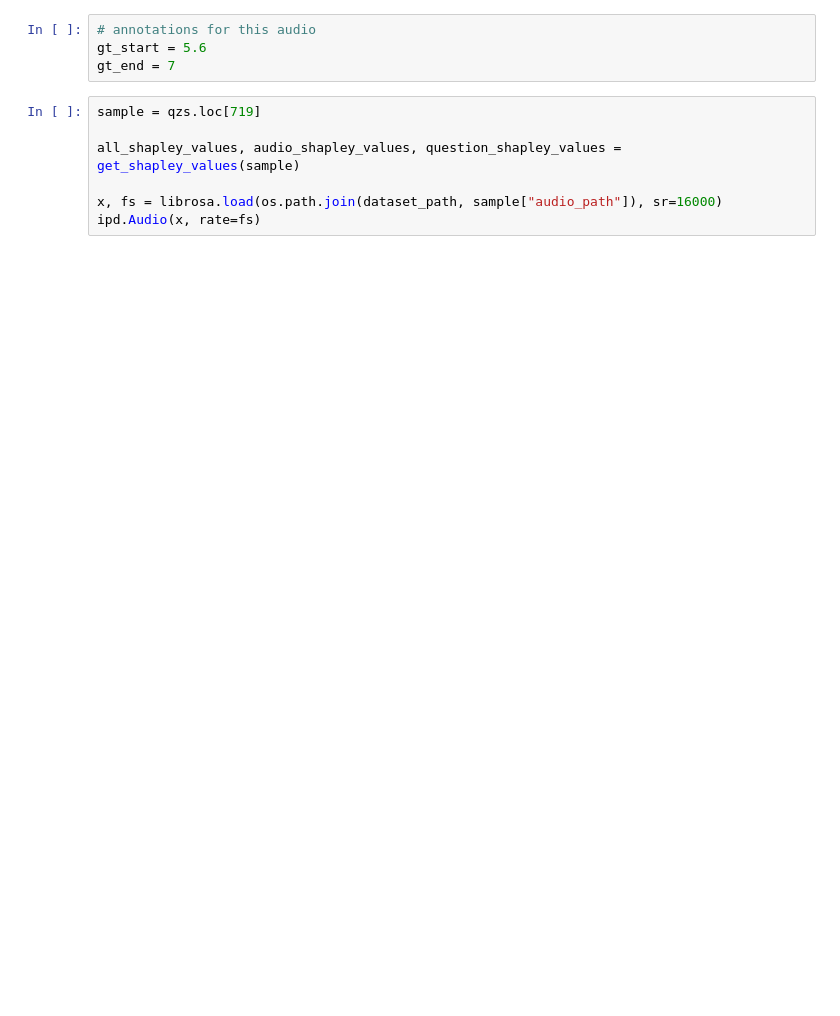
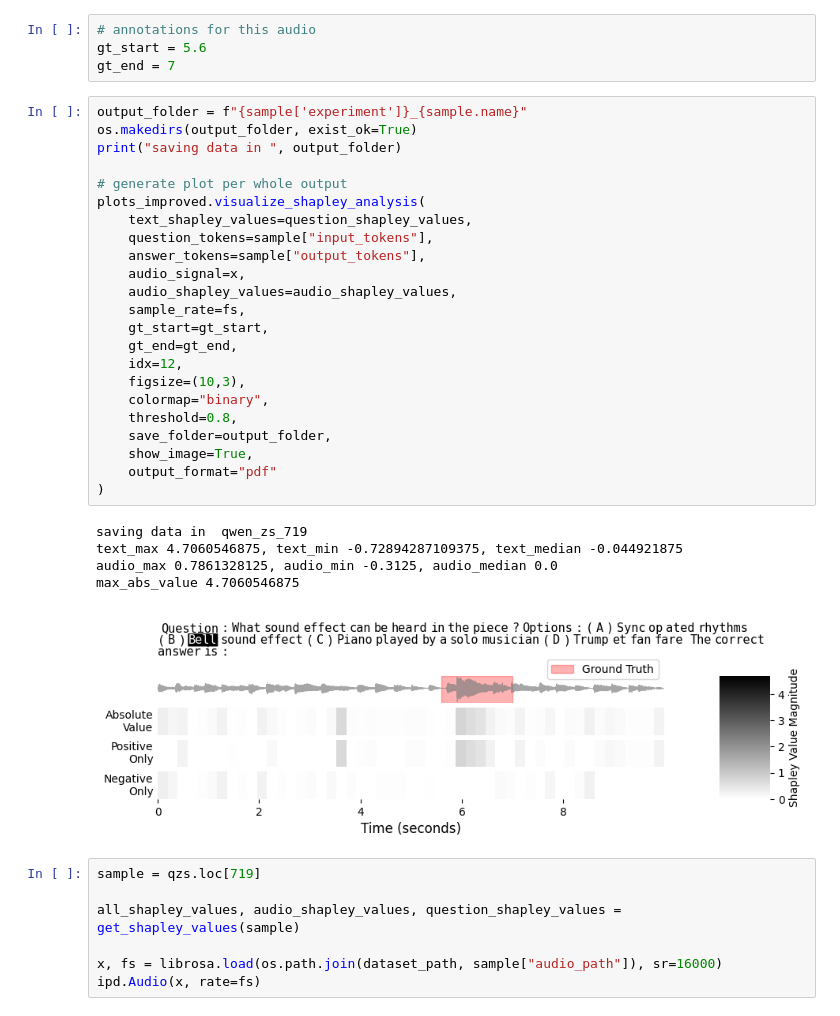
Before and after one commit to giovana-morais/2025_investigating_mmshap, a Jupyter notebook: notebooks/test_new_figs.ipynb, the cells around one changed output. Cells and saved outputs as stored; diff of their text form; blank space fills up the shorter version.

```diff
--- a/notebooks/test_new_figs.ipynb
+++ b/notebooks/test_new_figs.ipynb
@@ -161,6 +158,35 @@ def save_qual_results(sample, img_format="pdf"):
 # annotations for this audio
 gt_start = 5.6
 gt_end = 7
+# %%
+output_folder = f"{sample['experiment']}_{sample.name}"
+os.makedirs(output_folder, exist_ok=True)
+print("saving data in ", output_folder)
+
+# generate plot per whole output
+plots_improved.visualize_shapley_analysis(
+    text_shapley_values=question_shapley_values,
+    question_tokens=sample["input_tokens"],
+    answer_tokens=sample["output_tokens"],
+    audio_signal=x,
+    audio_shapley_values=audio_shapley_values,
+    sample_rate=fs,
+    gt_start=gt_start,
+    gt_end=gt_end,
+    idx=12,
+    figsize=(10,3),
+    colormap="binary",
+    threshold=0.8,
+    save_folder=output_folder,
+    show_image=True,
+    output_format="pdf"
+)
+# %% [output]
+saving data in  qwen_zs_719
+text_max 4.7060546875, text_min -0.72894287109375, text_median -0.044921875
+audio_max 0.7861328125, audio_min -0.3125, audio_median 0.0
+max_abs_value 4.7060546875
+[figure, added]
 # %%
 sample = qzs.loc[719]
 
```
Also changed, not shown: parts of 13 cells of this notebook, 12 other files.
